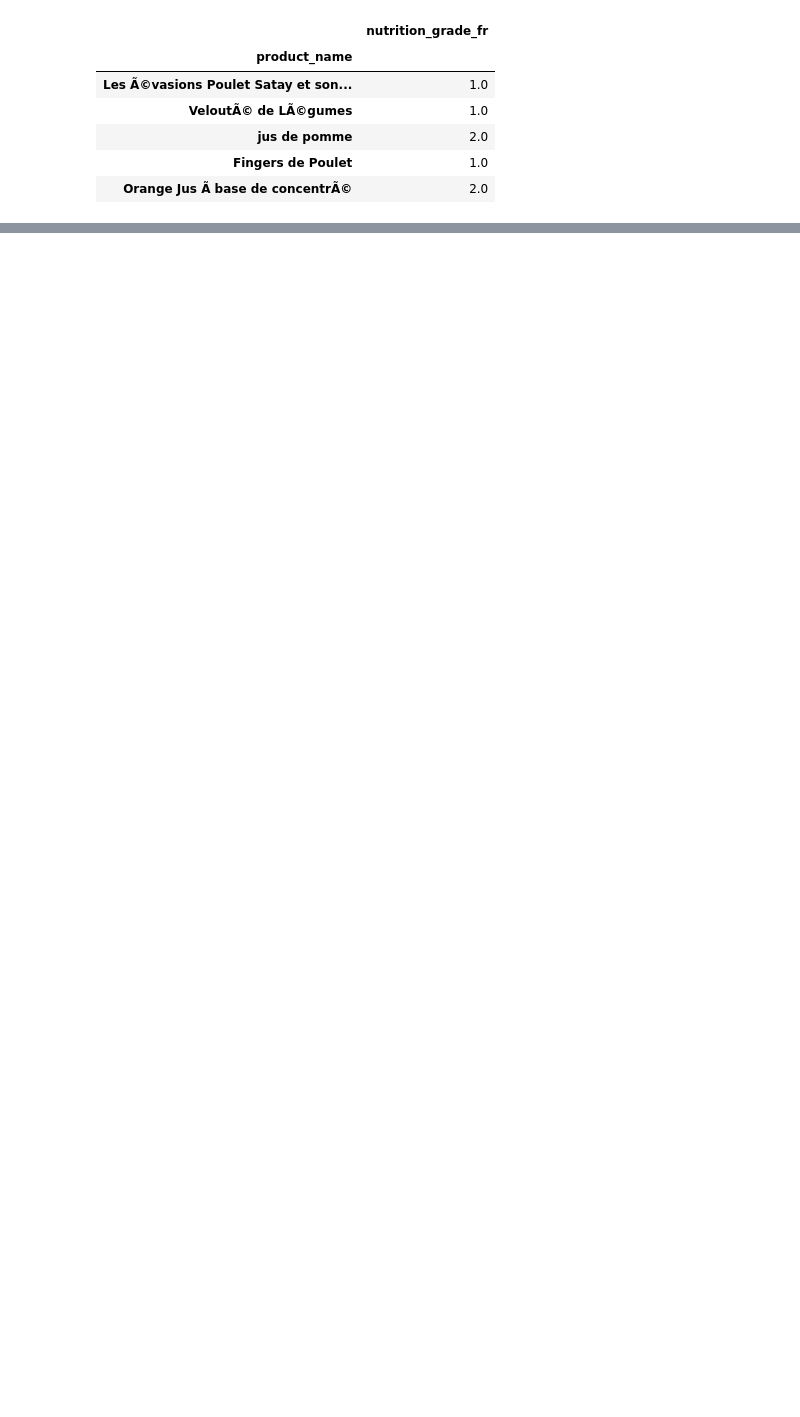
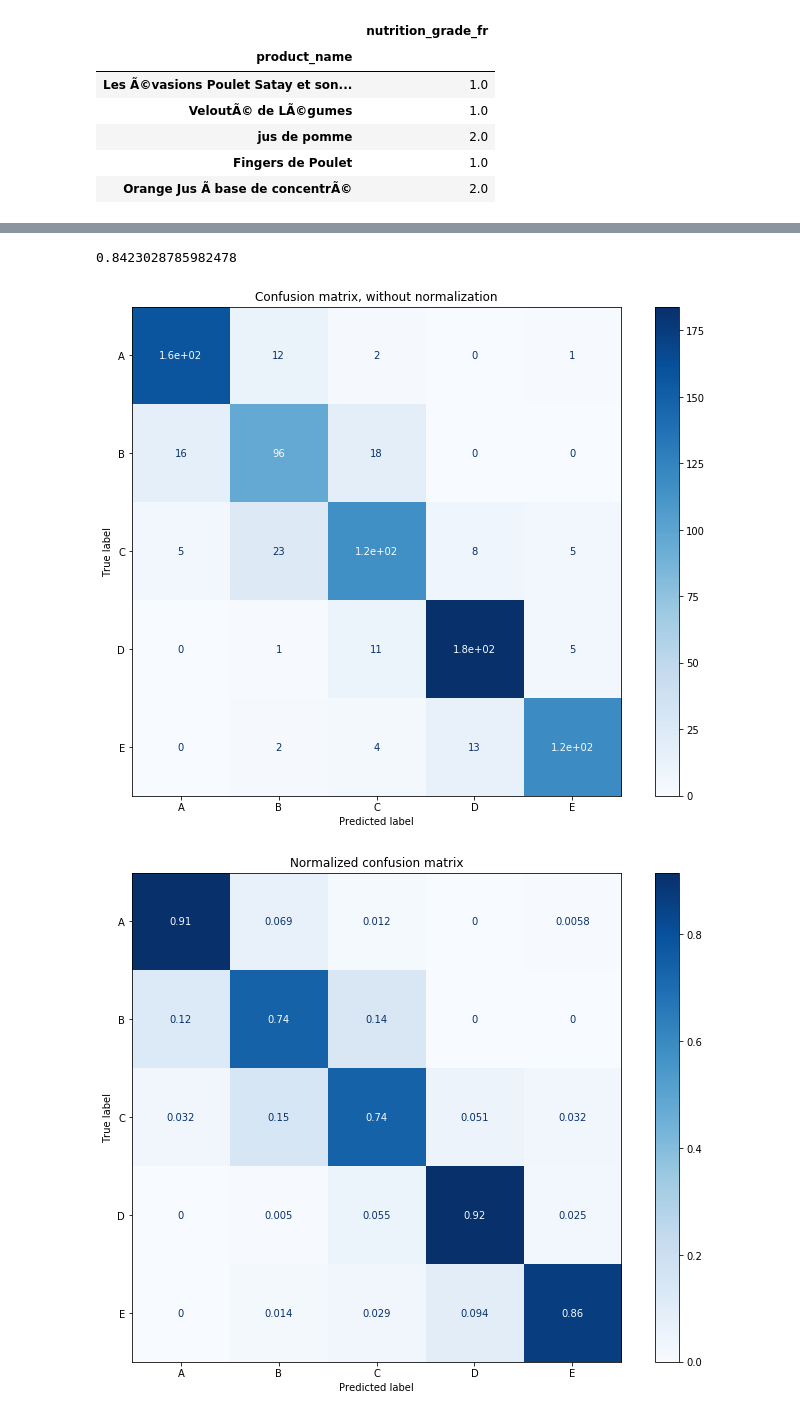
Before and after one commit to prathamsolanki/nutri-score-decision-models, a Jupyter notebook: dm_project_ml.ipynb, the cells around one changed output, grey strips where cells are left out. Saved outputs shown, nothing was run; the diff lists cells and outputs as text; code cells hidden in the pictures; blank space fills up the shorter version.

```diff
--- a/dm_project_ml.ipynb
+++ b/dm_project_ml.ipynb
@@ -78,0 +130,3 @@ y.head()
+# %%
+clf = RandomForestClassifier(random_state=0)
+clf.fit(X_train, y_train)
@@ -78,0 +142,27 @@ y.head()
+# %%
+clf.score(X_test,y_test)
+# %% [output]
+0.8423028785982478
+# %%
+plt.rcParams["figure.figsize"] = [12,9]
+
+# Plot non-normalized confusion matrix
+titles_options = [("Confusion matrix, without normalization", None),
+                  ("Normalized confusion matrix", 'true')]
+
+for title, normalize in titles_options:
+    disp = plot_confusion_matrix(clf, X_test, y_test,
+                                 display_labels=['A','B','C','D','E'],
+                                 cmap=plt.cm.Blues,
+                                 normalize=normalize)
+    disp.ax_.set_title(title)
+
+    # print(title)
+    # print(disp.confusion_matrix)
+    if normalize is None:
+      plt.savefig('confusion_matrix_rf.jpg')
+    else:
+      plt.savefig('confusion_matrix_norm_rf.jpg')
+# %% [output]
+[figure, added]
+[figure, added]
```
Also changed, not shown: parts of 13 cells of this notebook.
